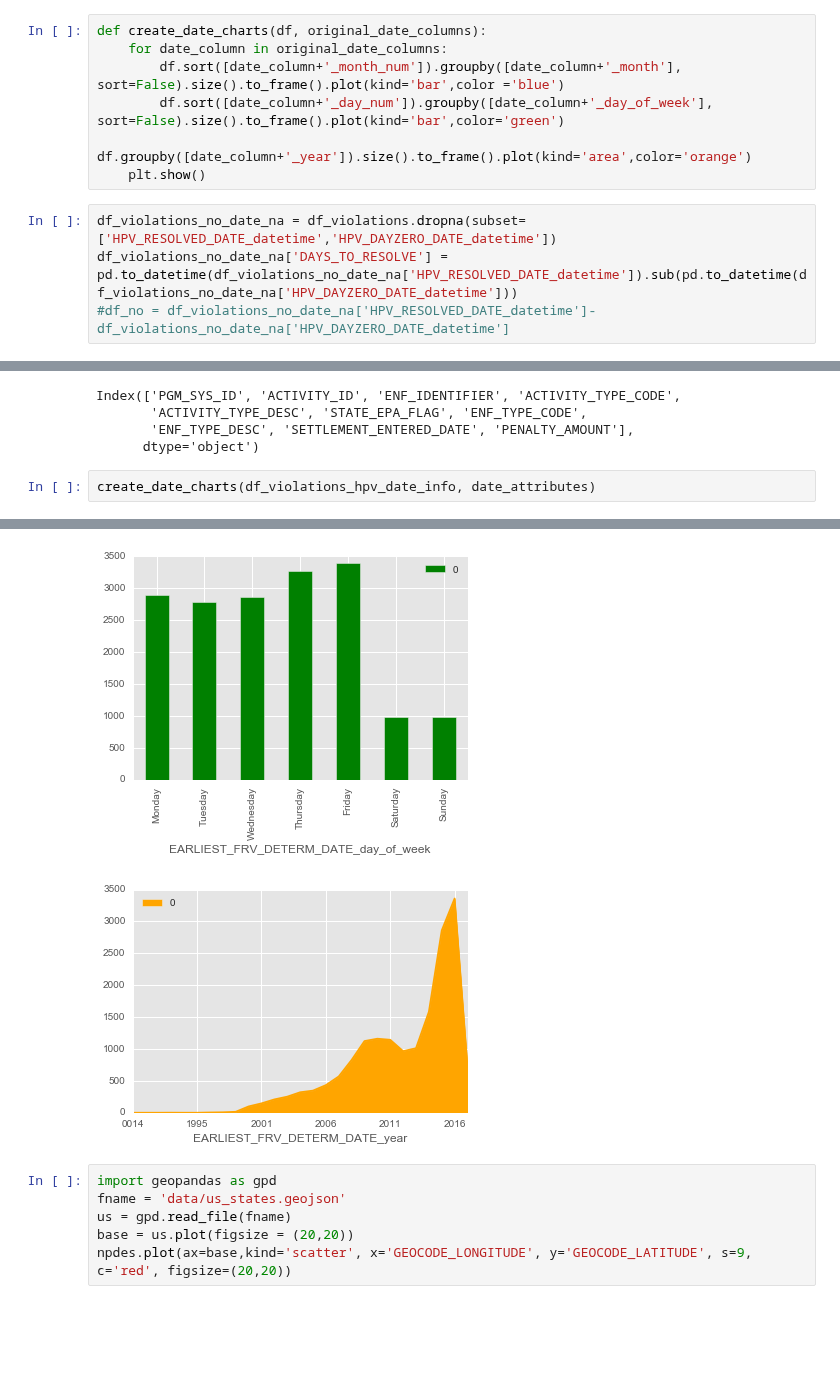
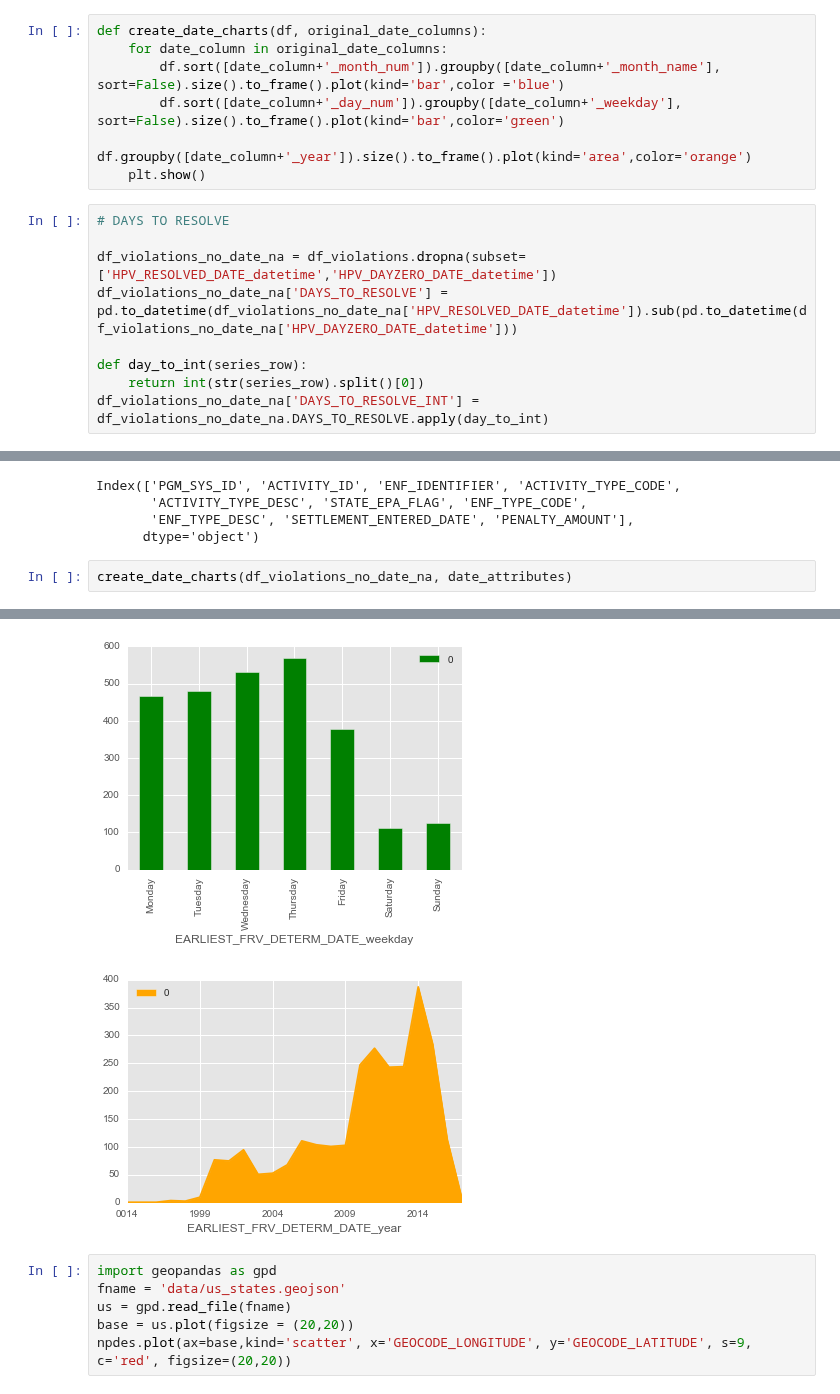
Before and after one commit to Aycrazy/ML_Project, a Jupyter notebook: ICIS_explore_2.ipynb, the cells around one changed output, grey strips where cells are left out. Drawn from its saved outputs; the diff is of its cells as text; blank space fills up the shorter version.

```diff
--- a/ICIS_explore_2.ipynb
+++ b/ICIS_explore_2.ipynb
@@ -79,14 +63,19 @@ df_violations
 # %%
 def create_date_charts(df, original_date_columns):
     for date_column in original_date_columns:
-        df.sort([date_column+'_month_num']).groupby([date_column+'_month'], sort=False).size().to_frame().plot(kind='bar',color ='blue')
-        df.sort([date_column+'_day_num']).groupby([date_column+'_day_of_week'], sort=False).size().to_frame().plot(kind='bar',color='green')
+        df.sort([date_column+'_month_num']).groupby([date_column+'_month_name'], sort=False).size().to_frame().plot(kind='bar',color ='blue')
+        df.sort([date_column+'_day_num']).groupby([date_column+'_weekday'], sort=False).size().to_frame().plot(kind='bar',color='green')
         df.groupby([date_column+'_year']).size().to_frame().plot(kind='area',color='orange')
     plt.show()
 # %%
+# DAYS TO RESOLVE
+
 df_violations_no_date_na = df_violations.dropna(subset=['HPV_RESOLVED_DATE_datetime','HPV_DAYZERO_DATE_datetime'])
 df_violations_no_date_na['DAYS_TO_RESOLVE'] = pd.to_datetime(df_violations_no_date_na['HPV_RESOLVED_DATE_datetime']).sub(pd.to_datetime(df_violations_no_date_na['HPV_DAYZERO_DATE_datetime']))
-#df_no = df_violations_no_date_na['HPV_RESOLVED_DATE_datetime']- df_violations_no_date_na['HPV_DAYZERO_DATE_datetime']
+
+def day_to_int(series_row):
+    return int(str(series_row).split()[0])
+df_violations_no_date_na['DAYS_TO_RESOLVE_INT'] = df_violations_no_date_na.DAYS_TO_RESOLVE.apply(day_to_int)
 # %% [output]
 A value is trying to be set on a copy of a slice from a DataFrame.
 Try using .loc[row_indexer,col_indexer] = value instead
@@ -247,5 +229,5 @@ Index(['PGM_SYS_ID', 'ACTIVITY_ID', 'ENF_IDENTIFIER', 'ACTIVITY_TYPE_CODE',
        'ENF_TYPE_DESC', 'SETTLEMENT_ENTERED_DATE', 'PENALTY_AMOUNT'],
       dtype='object')
 # %%
-create_date_charts(df_violations_hpv_date_info, date_attributes)
+create_date_charts(df_violations_no_date_na, date_attributes)
 # %% [output]
@@ -259,5 +241,5 @@ create_date_charts(df_violations_hpv_date_info, date_attributes)
-[figure, old version]
+[figure, new version]
-[figure, old version]
+[figure, new version]
 # %%
 import geopandas as gpd
 fname = 'data/us_states.geojson'
```
Also changed, not shown: parts of 7 cells of this notebook.
